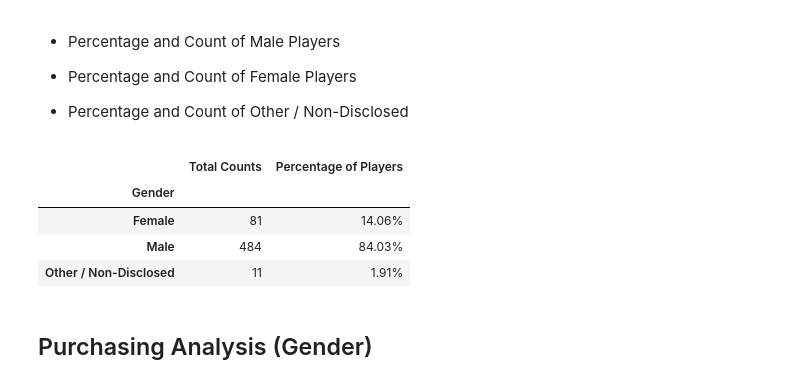
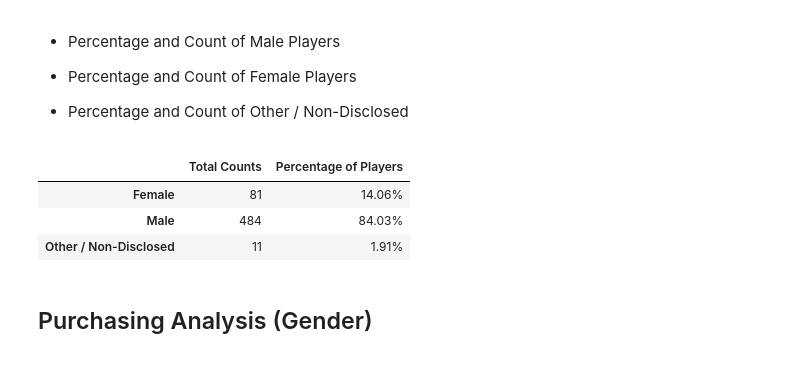
Before and after one commit to mcasiano1/Pandas-Challenge, a Jupyter notebook: HeroesOfPymoli/HeroesOfPymoli_starter.ipynb, the cells around one changed output. Saved outputs shown, nothing was run; the diff lists cells and outputs as text; code cells hidden in the pictures.

```diff
--- a/HeroesOfPymoli/HeroesOfPymoli_starter.ipynb
+++ b/HeroesOfPymoli/HeroesOfPymoli_starter.ipynb
@@ -91,18 +91,18 @@ display(center_aligned_df)
 # %%
 #Percentage and Count of Male Players, Female and Other/Non-Disclosed
 Gender_group = purchase_data_df.groupby("Gender")
 Gender_unique= Gender_group['SN'].nunique()
 
 Gender_percentage=(Gender_unique/Total_Players)*100
 
 #Create Data Frame to Display Results
 Gender_summary=pd.DataFrame({"Total Counts": Gender_unique, "Percentage of Players": Gender_percentage})
+Gender_summary.index.name=None
 Gender_summary["Percentage of Players"]=Gender_summary["Percentage of Players"].map("{:.2f}%".format)
 
 Gender_summary
 # %% [output]
 |  | Total Counts | Percentage of Players |
-| Gender |  |  |
 | Female | 81 | 14.06% |
 | Male | 484 | 84.03% |
 | Other / Non-Disclosed | 11 | 1.91% |
```
Also changed, not shown: parts of 4 cells of this notebook.
